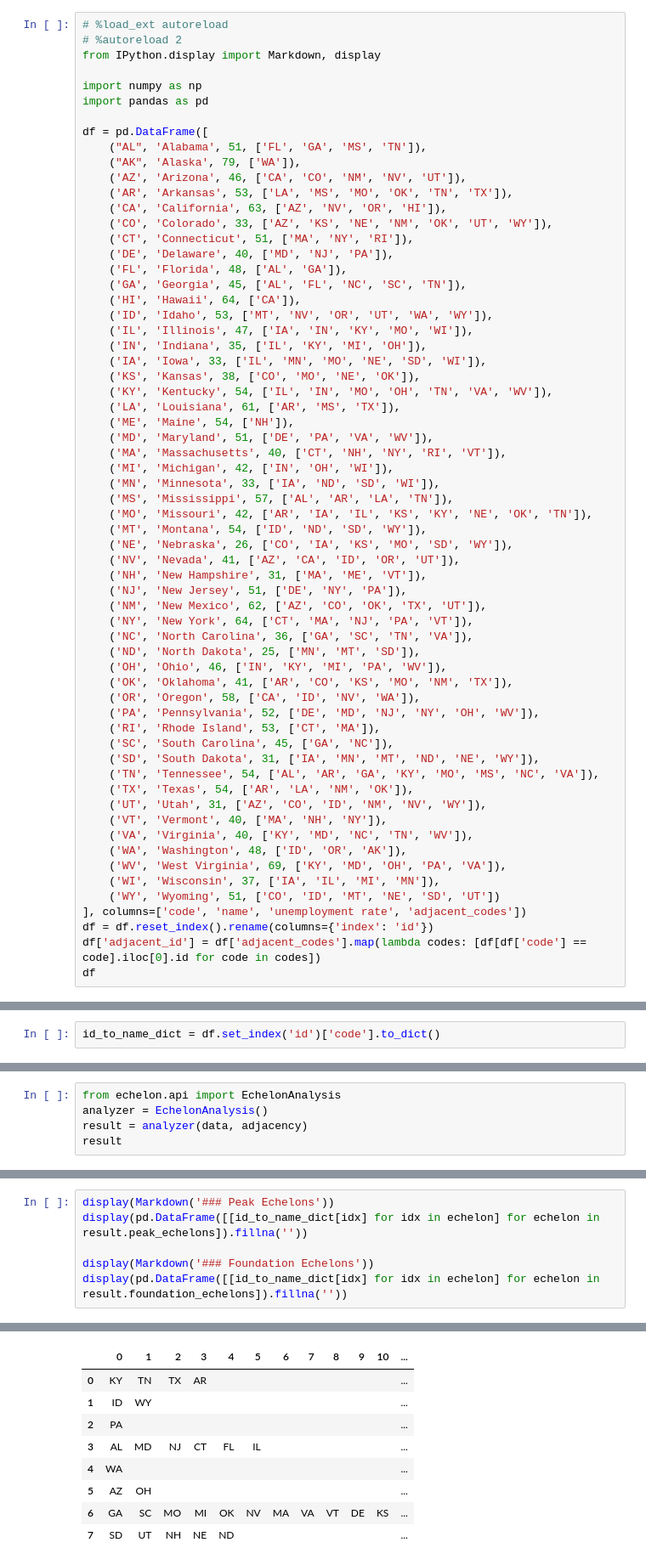
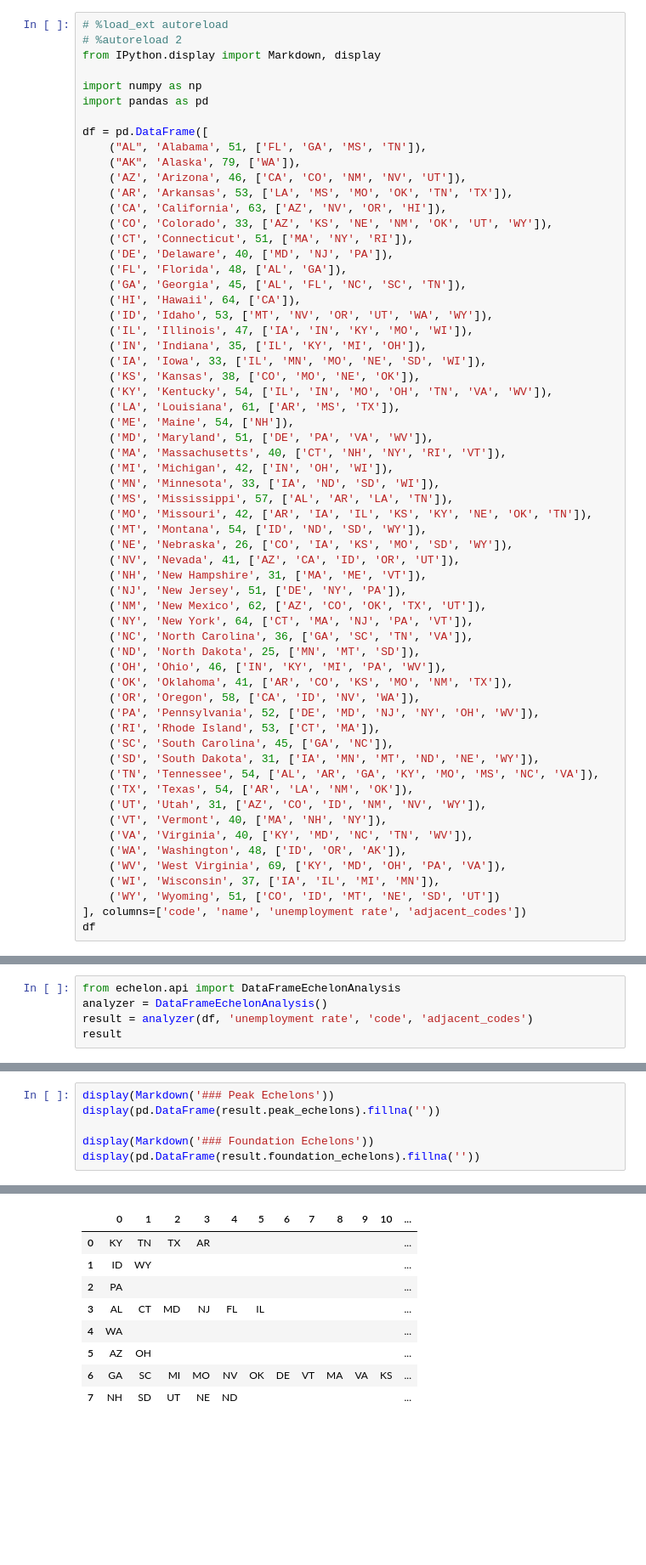
Before and after one commit to takeshi-teshima/echelon-py-examples, a Jupyter notebook: US-unemployment-rates-1997.ipynb, the cells around one changed output, grey strips where cells are left out. Shown at 85% size. Cells and saved outputs as stored; diff of their text form; blank space fills up the shorter version.

```diff
--- a/US-unemployment-rates-1997.ipynb
+++ b/US-unemployment-rates-1997.ipynb
@@ -63,7 +63,5 @@ df = pd.DataFrame([
     ('WI', 'Wisconsin', 37, ['IA', 'IL', 'MI', 'MN']),
     ('WY', 'Wyoming', 51, ['CO', 'ID', 'MT', 'NE', 'SD', 'UT'])
 ], columns=['code', 'name', 'unemployment rate', 'adjacent_codes'])
-df = df.reset_index().rename(columns={'index': 'id'})
-df['adjacent_id'] = df['adjacent_codes'].map(lambda codes: [df[df['code'] == code].iloc[0].id for code in codes])
 df
 # %% [output]
@@ -87,2 +84,0 @@ df
-# %%
-id_to_name_dict = df.set_index('id')['code'].to_dict()
@@ -96,6 +85,6 @@ for _, row in df.iterrows():
 # %%
-from echelon.api import EchelonAnalysis
-analyzer = EchelonAnalysis()
-result = analyzer(data, adjacency)
+from echelon.api import DataFrameEchelonAnalysis
+analyzer = DataFrameEchelonAnalysis()
+result = analyzer(df, 'unemployment rate', 'code', 'adjacent_codes')
 result
 # %% [output]
@@ -103,31 +92,31 @@ Result_EchelonAnalysis(peak_echelons=[[1], [47], [10, 4, 36], [31], [30], [17, 2
 # %%
 display(Markdown('### Peak Echelons'))
-display(pd.DataFrame([[id_to_name_dict[idx] for idx in echelon] for echelon in result.peak_echelons]).fillna(''))
+display(pd.DataFrame(result.peak_echelons).fillna(''))
 
 display(Markdown('### Foundation Echelons'))
-display(pd.DataFrame([[id_to_name_dict[idx] for idx in echelon] for echelon in result.foundation_echelons]).fillna(''))
+display(pd.DataFrame(result.foundation_echelons).fillna(''))
 # %% [output]
 ### Peak Echelons
 |  | 0 | 1 | 2 |
 | 0 | AK |  |  |
 | 1 | WV |  |  |
 | 2 | HI | CA | OR |
 | 3 | NY |  |  |
 | 4 | NM |  |  |
 | 5 | LA | MS |  |
 | 6 | ME |  |  |
 | 7 | MT |  |  |
 | 8 | RI |  |  |
 ### Foundation Echelons
 |  | 0 | 1 | 2 | 3 | 4 | 5 | 6 | 7 | 8 | 9 | 10 | ... |
 | 0 | KY | TN | TX | AR |  |  |  |  |  |  |  | ... |
 | 1 | ID | WY |  |  |  |  |  |  |  |  |  | ... |
 | 2 | PA |  |  |  |  |  |  |  |  |  |  | ... |
-| 3 | AL | MD | NJ | CT | FL | IL |  |  |  |  |  | ... |
+| 3 | AL | CT | MD | NJ | FL | IL |  |  |  |  |  | ... |
 | 4 | WA |  |  |  |  |  |  |  |  |  |  | ... |
 | 5 | AZ | OH |  |  |  |  |  |  |  |  |  | ... |
-| 6 | GA | SC | MO | MI | OK | NV | MA | VA | VT | DE | KS | ... |
-| 7 | SD | UT | NH | NE | ND |  |  |  |  |  |  | ... |
+| 6 | GA | SC | MI | MO | NV | OK | DE | VT | MA | VA | KS | ... |
+| 7 | NH | SD | UT | NE | ND |  |  |  |  |  |  | ... |
 # %%
 pd.options.display.max_columns = None # Do not omit columns
 
```
Also changed, not shown: parts of 4 cells of this notebook, 3 other files.
